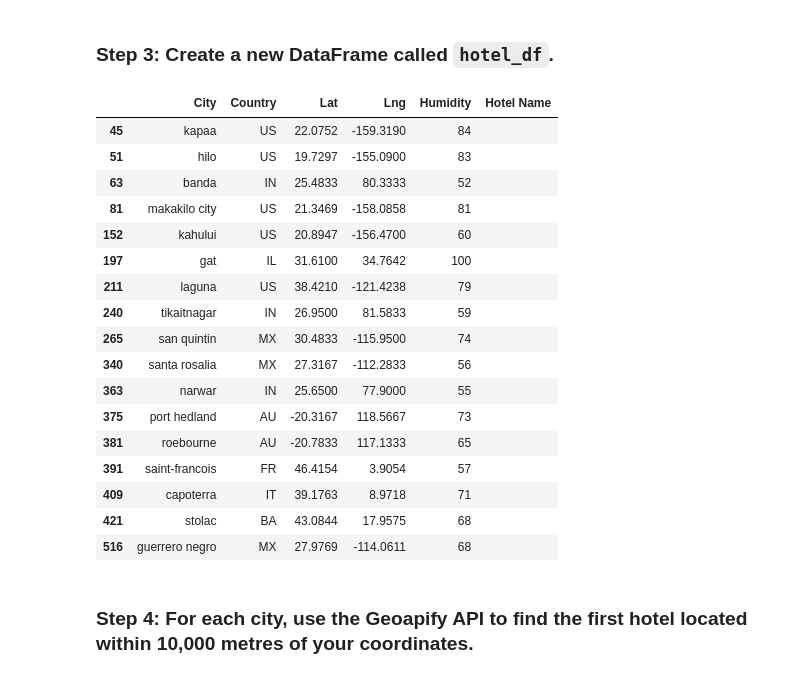
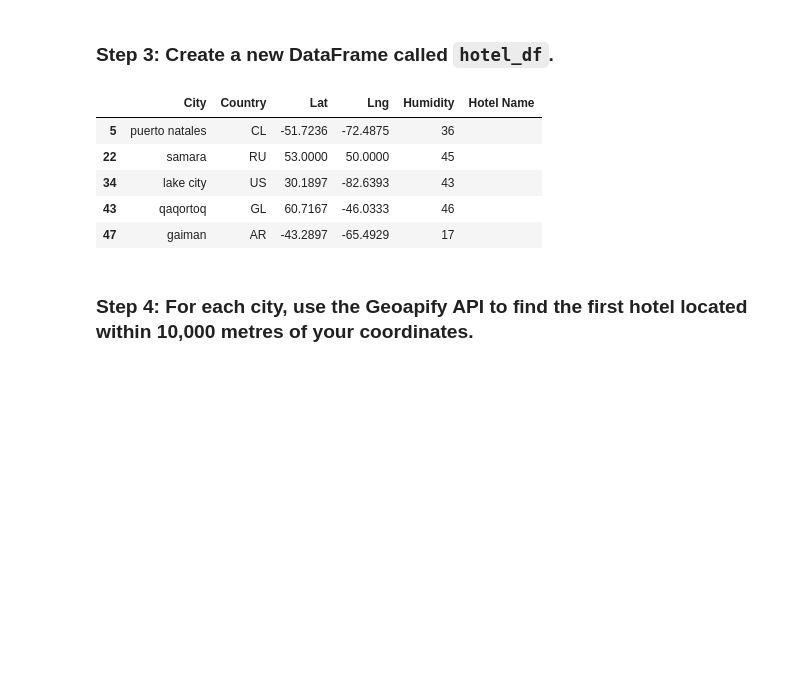
Before and after one commit to qudsia99/python-api-challenge, a Jupyter notebook: api_assignment/weatherPy/VacationPy.ipynb, the cells around one changed output. Cells and saved outputs as stored; diff of their text form; code cells hidden in the pictures; blank space fills up the shorter version.

```diff
--- a/api_assignment/weatherPy/VacationPy.ipynb
+++ b/api_assignment/weatherPy/VacationPy.ipynb
@@ -38,12 +51,12 @@ ModuleNotFoundError: No module named 'pandas.io.formats.html'
 ### Step 2: Narrow down the `city_data_df` DataFrame to find your ideal weather condition
 # %%
 # Narrow down cities that fit criteria and drop any results with null values
-# YOUR CODE HERE
+city_data_df = city_data_df.loc[city_data_df['Humidity']<=50,:]
 
 # Drop any rows with null values
-# YOUR CODE HERE
+city_data_df.dropna()
 
 # Display sample data
-# YOUR CODE HERE
+city_data_df
 # %% [output]
 |  | City_ID | City | Lat | Lng | Max Temp | Humidity | Cloudiness | Wind Speed | Country | Date |
@@ -68,32 +76,20 @@ ModuleNotFoundError: No module named 'pandas.io.formats.html'
 ### Step 3: Create a new DataFrame called `hotel_df`.
 # %%
 # Use the Pandas copy function to create DataFrame called hotel_df to store the city, country, coordinates, and humidity
-# YOUR CODE HERE
+hotel_df = city_data_df[['City','Country','Lat','Lng','Humidity']].copy()
 
 # Add an empty column, "Hotel Name," to the DataFrame so you can store the hotel found using the Geoapify API
-# YOUR CODE HERE
+hotel_df['Hotel Name'] = ""
 
 # Display sample data
-# YOUR CODE HERE
+hotel_df.head()
 # %% [output]
 |  | City | Country | Lat | Lng | Humidity | Hotel Name |
-| 45 | kapaa | US | 22.0752 | -159.3190 | 84 |  |
-| 51 | hilo | US | 19.7297 | -155.0900 | 83 |  |
-| 63 | banda | IN | 25.4833 | 80.3333 | 52 |  |
-| 81 | makakilo city | US | 21.3469 | -158.0858 | 81 |  |
-| 152 | kahului | US | 20.8947 | -156.4700 | 60 |  |
-| 197 | gat | IL | 31.6100 | 34.7642 | 100 |  |
-| 211 | laguna | US | 38.4210 | -121.4238 | 79 |  |
-| 240 | tikaitnagar | IN | 26.9500 | 81.5833 | 59 |  |
-| 265 | san quintin | MX | 30.4833 | -115.9500 | 74 |  |
-| 340 | santa rosalia | MX | 27.3167 | -112.2833 | 56 |  |
-| 363 | narwar | IN | 25.6500 | 77.9000 | 55 |  |
-| 375 | port hedland | AU | -20.3167 | 118.5667 | 73 |  |
-| 381 | roebourne | AU | -20.7833 | 117.1333 | 65 |  |
-| 391 | saint-francois | FR | 46.4154 | 3.9054 | 57 |  |
-| 409 | capoterra | IT | 39.1763 | 8.9718 | 71 |  |
-| 421 | stolac | BA | 43.0844 | 17.9575 | 68 |  |
-| 516 | guerrero negro | MX | 27.9769 | -114.0611 | 68 |  |
+| 5 | puerto natales | CL | -51.7236 | -72.4875 | 36 |  |
+| 22 | samara | RU | 53.0000 | 50.0000 | 45 |  |
+| 34 | lake city | US | 30.1897 | -82.6393 | 43 |  |
+| 43 | qaqortoq | GL | 60.7167 | -46.0333 | 46 |  |
+| 47 | gaiman | AR | -43.2897 | -65.4929 | 17 |  |
 # %% [markdown]
 ### Step 4: For each city, use the Geoapify API to find the first hotel located within 10,000 metres of your coordinates.
 # %%
```
Also changed, not shown: parts of 7 cells of this notebook, 2 other files.
